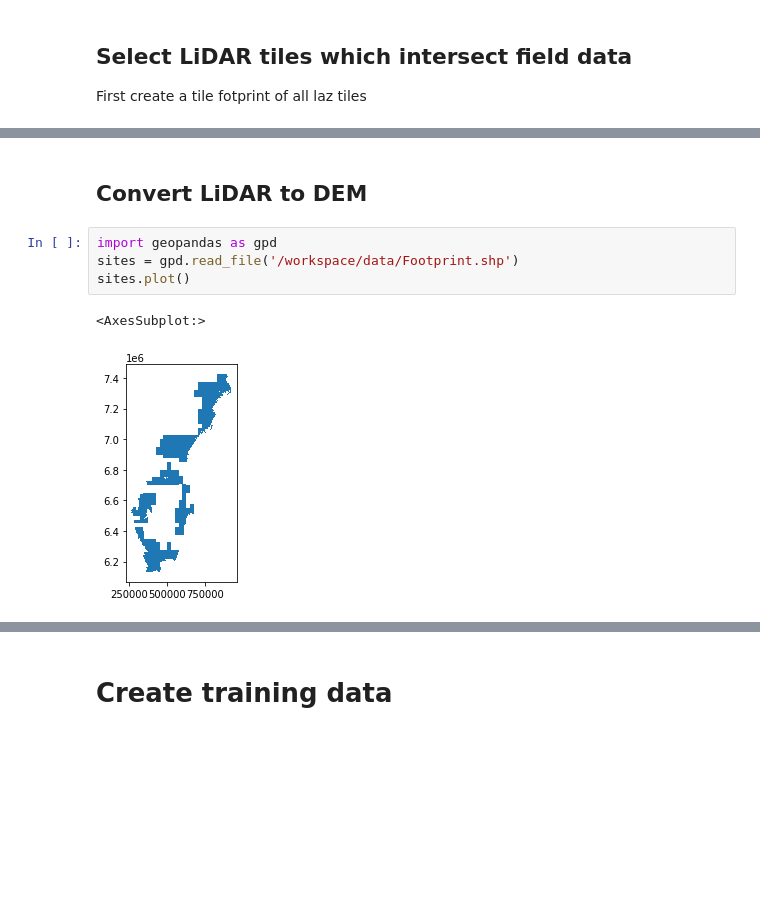
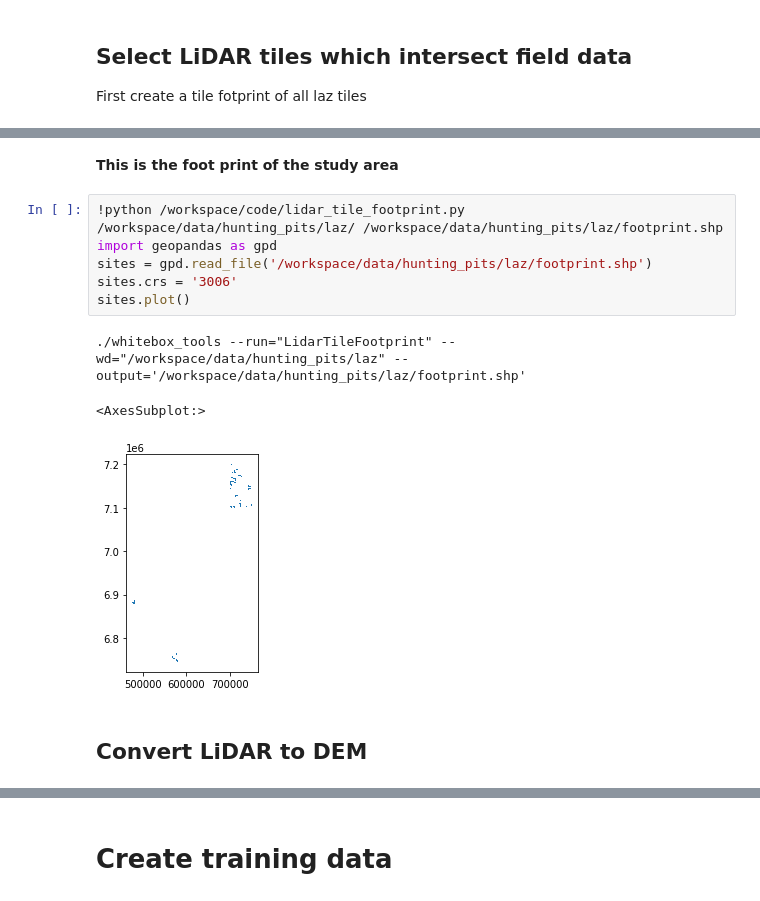
Before and after one commit to williamlidberg/Detection-of-hunting-pits-using-airborne-laser-scanning-and-deep-learning, a Jupyter notebook: Williams notes.ipynb, the cells around one changed output, grey strips where cells are left out. Cells and saved outputs as stored; diff of their text form; blank space fills up the shorter version.

```diff
--- a/Williams notes.ipynb
+++ b/Williams notes.ipynb
@@ -35,9 +41,14 @@ Elapsed Time: 19min 36.839s
+# %% [markdown]
+**This is the foot print of the study area**
+# %%
+!python /workspace/code/lidar_tile_footprint.py /workspace/data/hunting_pits/laz/ /workspace/data/hunting_pits/laz/footprint.shp
+import geopandas as gpd
+sites = gpd.read_file('/workspace/data/hunting_pits/laz/footprint.shp')
+sites.crs = '3006'
+sites.plot()
+# %% [output]
+./whitebox_tools --run="LidarTileFootprint" --wd="/workspace/data/hunting_pits/laz" --output='/workspace/data/hunting_pits/laz/footprint.shp'
+<AxesSubplot:>
+[figure, added]
 # %% [markdown]
 ## Convert LiDAR to DEM
-# %%
-import geopandas as gpd
-sites = gpd.read_file('/workspace/data/Footprint.shp')
-sites.plot()
-# %% [output]
-<AxesSubplot:>
-[figure, removed]
```
Also changed, not shown: parts of 15 cells of this notebook, 6 other files.
